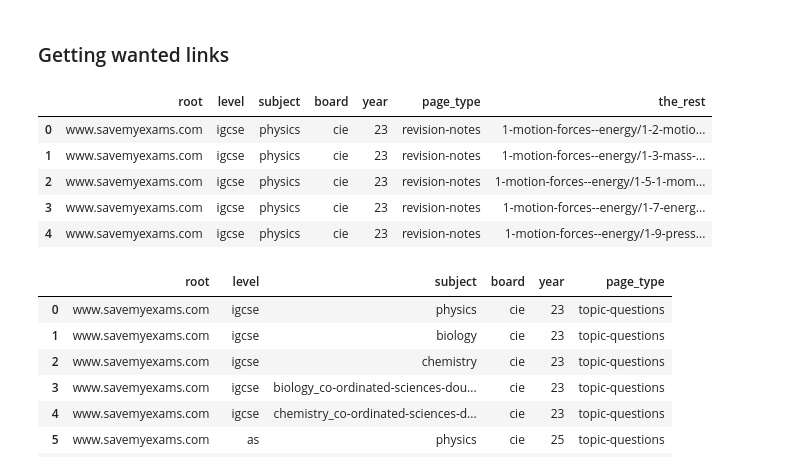
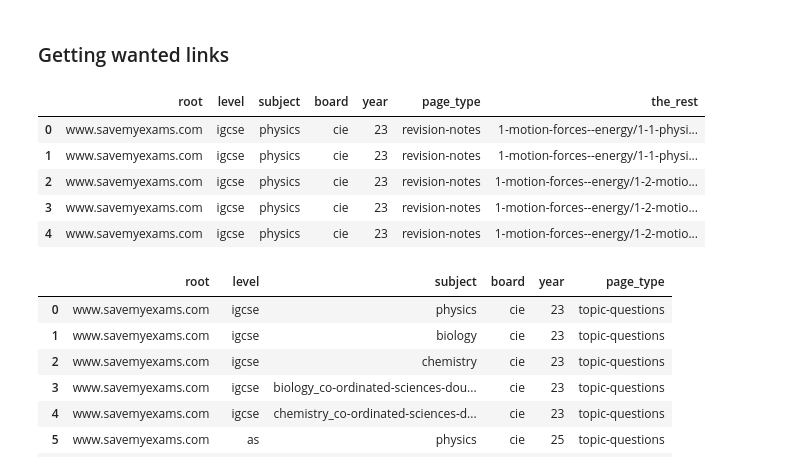
Before and after one commit to quangngonz/SaveMyExams-Download, a Jupyter notebook: savemyexams-to-pdf.ipynb, the cells around one changed output. Saved outputs shown, nothing was run; the diff lists cells and outputs as text; code cells hidden in the pictures.

```diff
--- a/savemyexams-to-pdf.ipynb
+++ b/savemyexams-to-pdf.ipynb
@@ -205,15 +221,15 @@ cookies['cookies']
 PDF_URL_ADDON = "/pdf-list/"
 # %%
 # Load from to crawl
-df = pd.read_csv('to_crawl.csv')
+df = pd.read_csv('links.csv')
 df.head()
 # %% [output]
 |  | root | level | subject | board | year | page_type | the_rest |
-| 0 | www.savemyexams.com | igcse | physics | cie | 23 | revision-notes | 1-motion-forces--energy/1-2-motio... |
-| 1 | www.savemyexams.com | igcse | physics | cie | 23 | revision-notes | 1-motion-forces--energy/1-3-mass-... |
-| 2 | www.savemyexams.com | igcse | physics | cie | 23 | revision-notes | 1-motion-forces--energy/1-5-1-mom... |
-| 3 | www.savemyexams.com | igcse | physics | cie | 23 | revision-notes | 1-motion-forces--energy/1-7-energ... |
-| 4 | www.savemyexams.com | igcse | physics | cie | 23 | revision-notes | 1-motion-forces--energy/1-9-press... |
+| 0 | www.savemyexams.com | igcse | physics | cie | 23 | revision-notes | 1-motion-forces--energy/1-1-physi... |
+| 1 | www.savemyexams.com | igcse | physics | cie | 23 | revision-notes | 1-motion-forces--energy/1-1-physi... |
+| 2 | www.savemyexams.com | igcse | physics | cie | 23 | revision-notes | 1-motion-forces--energy/1-2-motio... |
+| 3 | www.savemyexams.com | igcse | physics | cie | 23 | revision-notes | 1-motion-forces--energy/1-2-motio... |
+| 4 | www.savemyexams.com | igcse | physics | cie | 23 | revision-notes | 1-motion-forces--energy/1-2-motio... |
 # %%
 # print out all 'topic-question' pages
 
```
Also changed, not shown: parts of 9 cells of this notebook.
